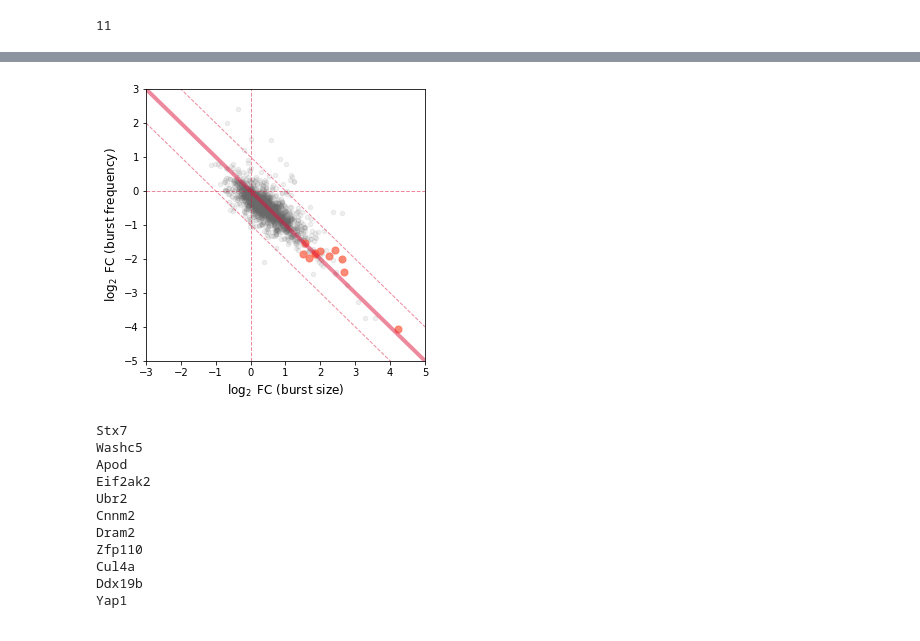
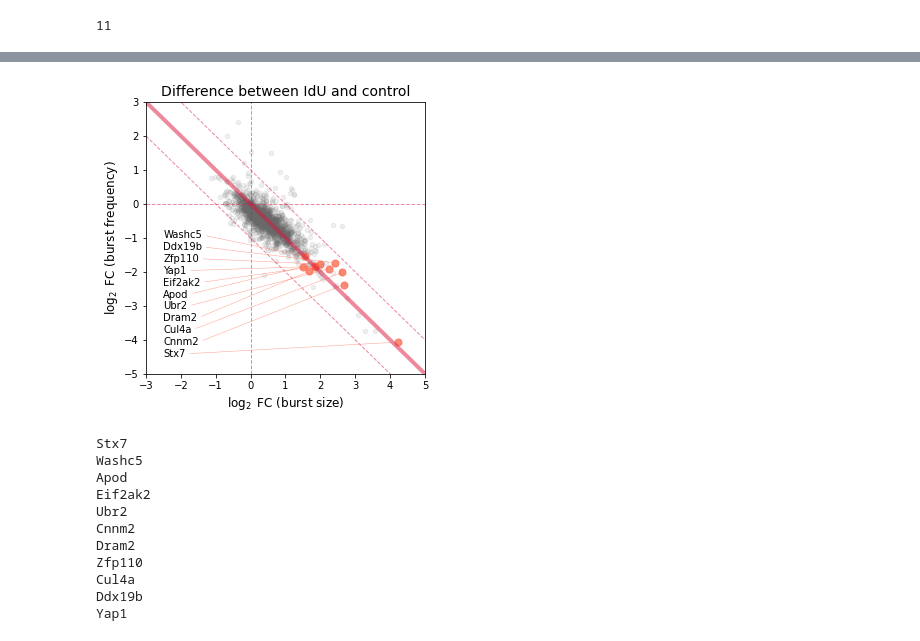
Before and after one commit to pachterlab/monod_examples, a Jupyter notebook: manuscript_computation/gg230328_diffexp.ipynb, the cells around one changed output, grey strips where cells are left out. Drawn from its saved outputs; the diff is of its cells as text; code cells hidden in the pictures.

```diff
--- a/manuscript_computation/gg230328_diffexp.ipynb
+++ b/manuscript_computation/gg230328_diffexp.ipynb
@@ -528,23 +546,33 @@ gf_highnoise.sum()
 # %%
 plt.figure(figsize=(5,5))
 plt.scatter(deltaB[gf_rej],deltaK[gf_rej],ms_genes,c_genes,alpha=alpha_genes)
 plt.scatter(deltaB[gf_highnoise],deltaK[gf_highnoise],ms_highlight,c_highlight,alpha=alpha_highlight)
+INDS = np.where(gf_highnoise)[0]
+INDS = np.flip(INDS[np.argsort(deltaK[INDS])])
+for i_,gind in enumerate(INDS):
+    xy=(deltaB[gind],deltaK[gind])
+    xytext = [-2.5,-1-0.35*i_]
+    plt.annotate(gn[gind],xy,xytext,
+                 arrowprops={'linewidth':0.5,'color':c_highlight,
+                             'alpha':0.6,'relpos':(1,0.5),'arrowstyle':'-'})
 xl =np.asarray([-3,5])
 xlx = [xl[0],xl[1]]
 xly = [-xl[1],-xl[0]]
 plt.xlim(xlx)
 plt.ylim(xly)
 plt.plot(xl,-xl,'-',linewidth=4,c='crimson',alpha=0.5)
 plt.plot(xl,-(xl+1),'--',linewidth=1,c='crimson',alpha=0.5)
 plt.plot(xl,-(xl-1),'--',linewidth=1,c='crimson',alpha=0.5)
 plt.plot(xlx,[0,0],'--',linewidth=1,c='crimson',alpha=0.5)
 plt.plot([0,0],xly,'--',linewidth=1,c='crimson',alpha=0.5)
 plt.xlabel(r'$\log_2$ FC (burst size)',fontsize=fs_axes)
 plt.ylabel(r'$\log_2$ FC (burst frequency)',fontsize=fs_axes)
-plt.savefig('./figs/fig5c.png',dpi=450)
-plt.savefig('./figs/fig5c.pdf')
+plt.title('Difference between IdU and control',fontsize=fs_title)
+
+plt.savefig('./figs/fig4c.png',dpi=450)
+plt.savefig('./figs/fig4c.pdf')
 # %% [output]
-[figure, old version]
+[figure, new version]
 # %%
 gn = sr_arr[0].gene_names
 # %%
```
Also changed, not shown: parts of 14 cells of this notebook, 1 other file.
